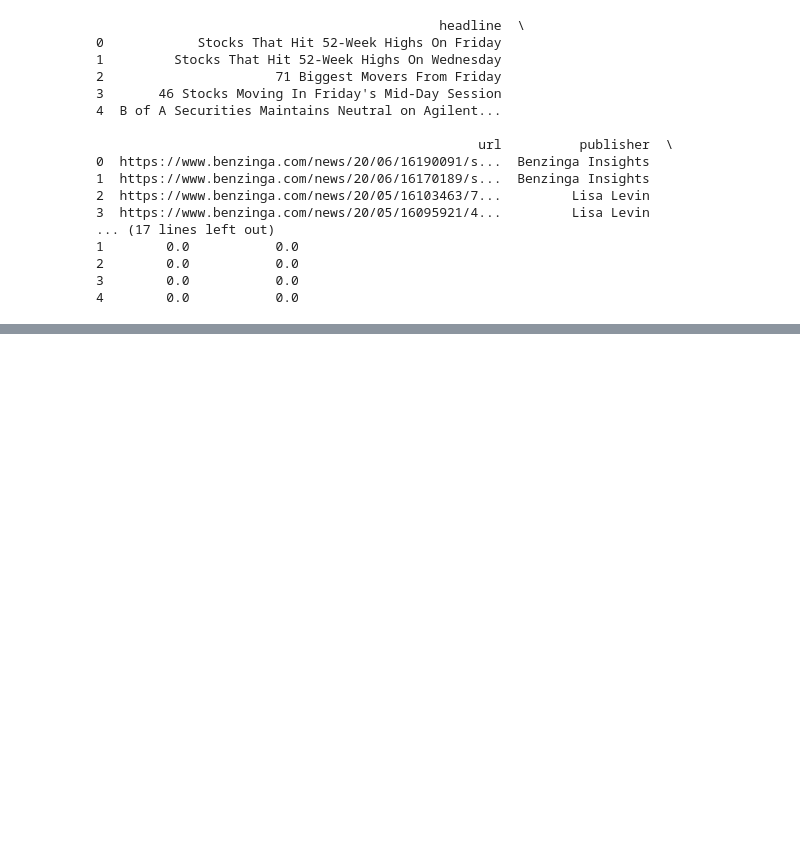
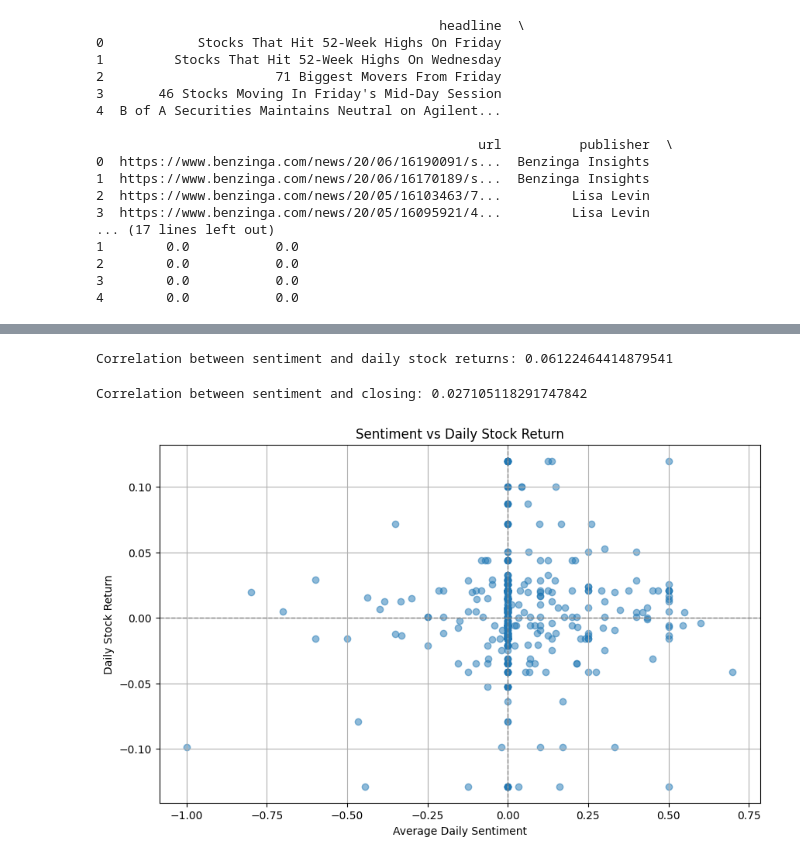
Before and after one commit to Tsebaot-Girma/financial-news-prediction-analysis, a Jupyter notebook: notebooks/correlation.ipynb, the cells around one changed output, grey strips where cells are left out. Saved outputs shown, nothing was run; the diff lists cells and outputs as text; code cells hidden in the pictures; blank space fills up the shorter version.

Commit message:
Update correlation analysis notebook

```diff
--- a/notebooks/correlation.ipynb
+++ b/notebooks/correlation.ipynb
@@ -93,0 +212,5 @@ stock_data.dropna(inplace=True)  # Drop NA values that result from the pct_chang
+# %%
+# Ensure the index is datetime and named correctly
+if not isinstance(combined_data.index, pd.DatetimeIndex):
+   combined_data .index = pd.to_datetime(combined_data.index)  # Convert to datetime if necessary
+combined_data.index.name = 'date'  #
@@ -93,0 +236,22 @@ stock_data.dropna(inplace=True)  # Drop NA values that result from the pct_chang
+# %%
+combined_data.drop(columns=['level_0'], inplace=True, errors='ignore')  # Safely drop 'level_0'
+# %%
+# Ensure stock_data has a DateTime index
+stock_data.index = pd.to_datetime(stock_data.index)  # Convert index to datetime if needed
+stock_data.set_index('Date', inplace=True, drop=False)  # Ensure 'Date' is the index
+# %%
+''' combined_data.drop(columns=['daily_return'], inplace=True, errors='ignore')
+combined_data = combined_data.join(stock_data['daily_return'])
+
+#combined_data = combined_data.join(stock_data['daily_return'])
+print(combined_data.head()) '''
+
+# Drop the existing 'daily_return' column if it already exists
+if 'daily_return' in combined_data.columns:
+    combined_data.drop(columns=['daily_return'], inplace=True)
+
+# Join the 'daily_return' column from stock_data
+combined_data = combined_data.join(stock_data['daily_return'])
+
+# Verify the result
+print(combined_data.head())
@@ -93,0 +279,24 @@ stock_data.dropna(inplace=True)  # Drop NA values that result from the pct_chang
+# %%
+# Calculate correlation
+correlation = combined_data['sentiment'].corr(combined_data['daily_return'])
+print("Correlation between sentiment and daily stock returns:", correlation)
+# %% [output]
+Correlation between sentiment and daily stock returns: 0.06122464414879541
+# %%
+correlation = combined_data['sentiment'].corr(combined_data['Close'])
+print("Correlation between sentiment and closing:", correlation)
+# %% [output]
+Correlation between sentiment and closing: 0.027105118291747842
+# %%
+# Scatter plot for sentiment vs daily return
+plt.figure(figsize=(10, 6))
+plt.scatter(combined_data['sentiment'], combined_data['daily_return'], alpha=0.5)
+plt.title('Sentiment vs Daily Stock Return')
+plt.xlabel('Average Daily Sentiment')
+plt.ylabel('Daily Stock Return')
+plt.axhline(0, color='grey', lw=1, linestyle='--')
+plt.axvline(0, color='grey', lw=1, linestyle='--')
+plt.grid()
+plt.show()
+# %% [output]
+[figure, added]
```
Also changed, not shown: parts of 16 cells of this notebook.
